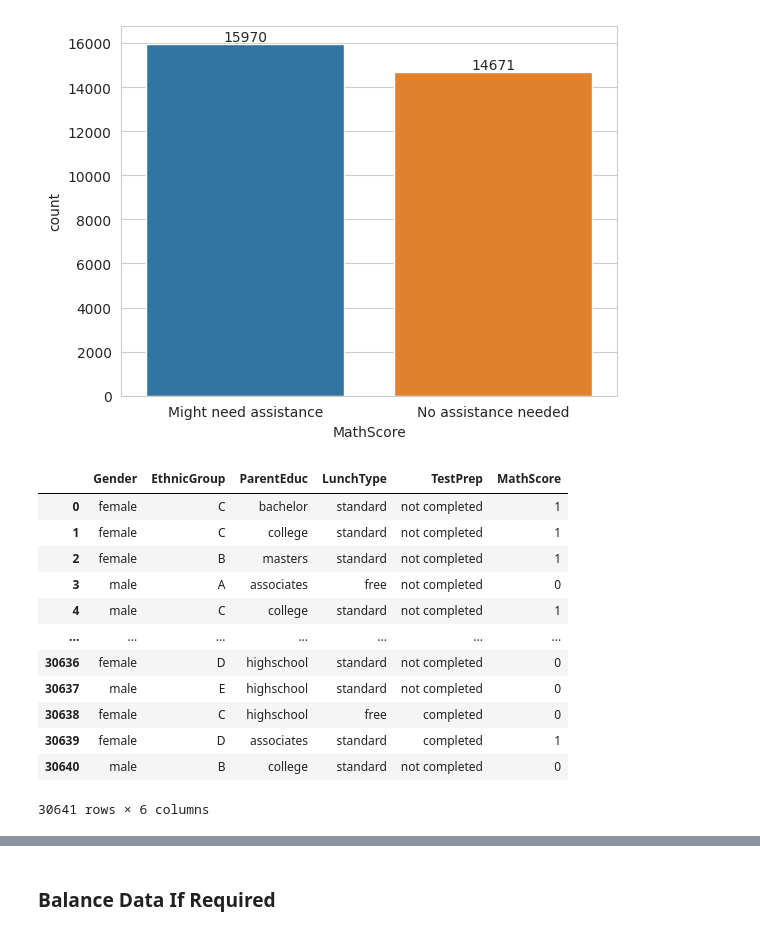
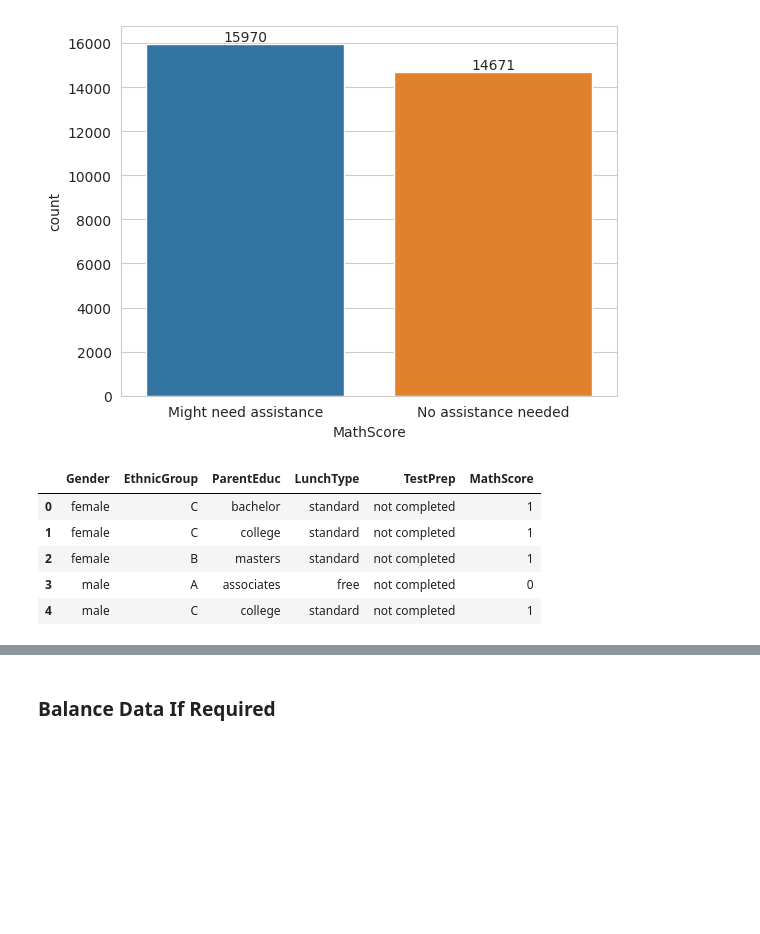
Before and after one commit to A-Hoenig/student-AI, a Jupyter notebook: jupyter_notebooks/NB_8c_math_model_class_2.ipynb, the cells around one changed output, grey strips where cells are left out. Saved outputs shown, nothing was run; the diff lists cells and outputs as text; code cells hidden in the pictures; blank space fills up the shorter version.

```diff
--- a/jupyter_notebooks/NB_8c_math_model_class_2.ipynb
+++ b/jupyter_notebooks/NB_8c_math_model_class_2.ipynb
@@ -394,20 +394,13 @@ plt.show()
 {'MathScore': [-inf, 67.0, inf]}
 [figure]
 # %%
-df_discretized
+df_discretized.head()
 # %% [output]
 |  | Gender | EthnicGroup | ParentEduc | LunchType | TestPrep | MathScore |
 | 0 | female | C | bachelor | standard | not completed | 1 |
 | 1 | female | C | college | standard | not completed | 1 |
 | 2 | female | B | masters | standard | not completed | 1 |
 | 3 | male | A | associates | free | not completed | 0 |
 | 4 | male | C | college | standard | not completed | 1 |
-| ... | ... | ... | ... | ... | ... | ... |
-| 30636 | female | D | highschool | standard | not completed | 0 |
-| 30637 | male | E | highschool | standard | not completed | 0 |
-| 30638 | female | C | highschool | free | completed | 0 |
-| 30639 | female | D | associates | standard | completed | 1 |
-| 30640 | male | B | college | standard | not completed | 0 |
-30641 rows × 6 columns
 # %% [markdown]
 ### Start model tests
```
Also changed, not shown: parts of 5 cells of this notebook.
